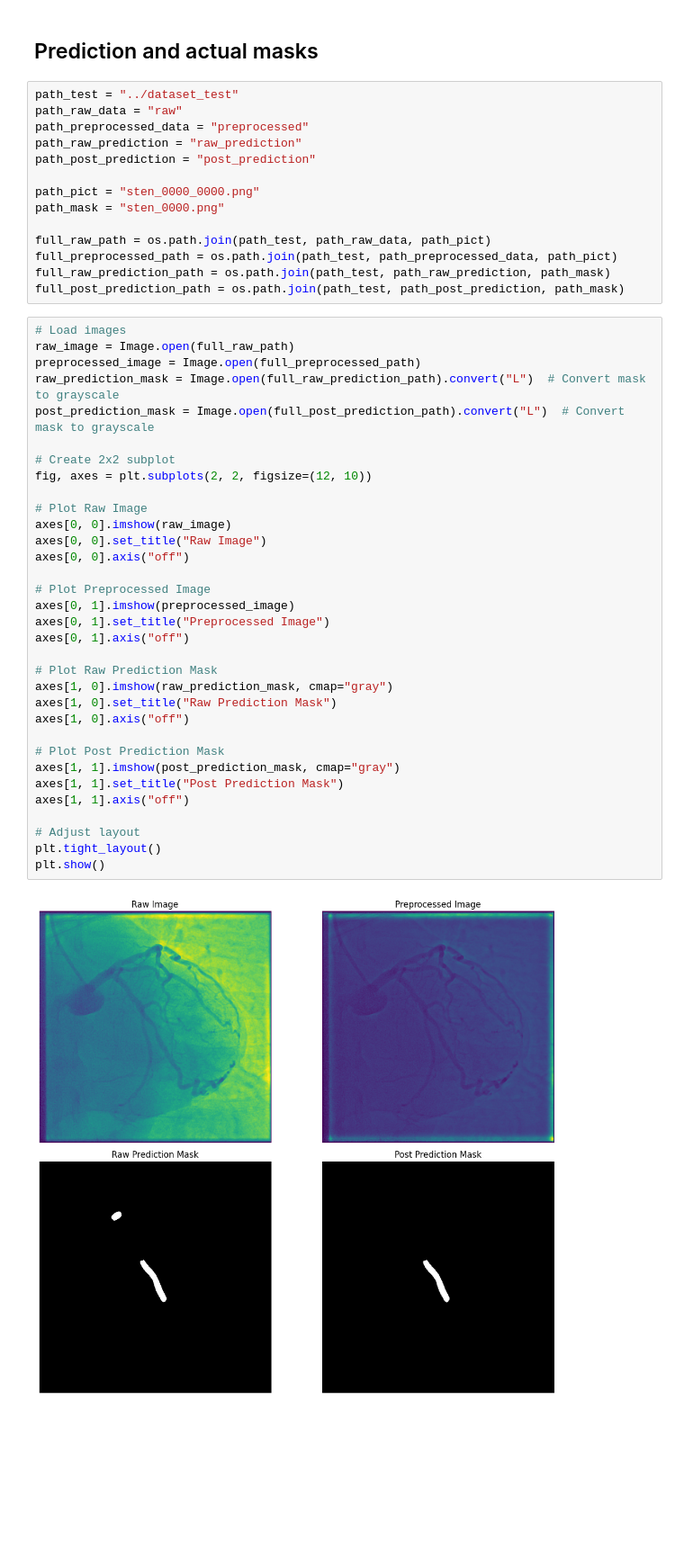
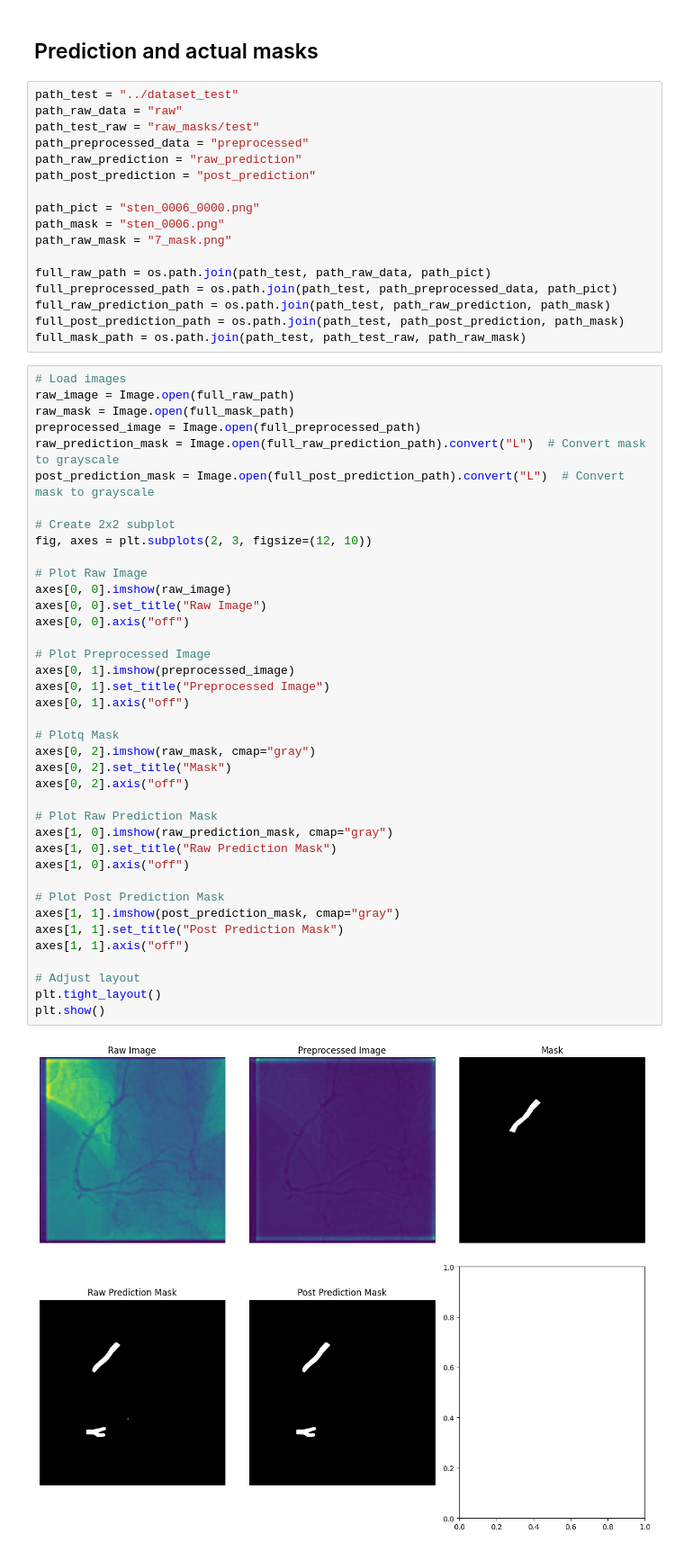
Before and after one commit to jannik1212/StenUNet, a Jupyter notebook: own_notebooks/inspect_masks.ipynb, the cells around one changed output. Shown at 90% size. Saved outputs shown, nothing was run; the diff lists cells and outputs as text; blank space fills up the shorter version.

```diff
--- a/own_notebooks/inspect_masks.ipynb
+++ b/own_notebooks/inspect_masks.ipynb
@@ -101,49 +101,58 @@ plt.show()
 # %%
 path_test = "../dataset_test"
 path_raw_data = "raw"
+path_test_raw = "raw_masks/test"
 path_preprocessed_data = "preprocessed"
 path_raw_prediction = "raw_prediction"
 path_post_prediction = "post_prediction"
 
-path_pict = "sten_0000_0000.png"
-path_mask = "sten_0000.png"
+path_pict = "sten_0006_0000.png"
+path_mask = "sten_0006.png"
+path_raw_mask = "7_mask.png"
 
 full_raw_path = os.path.join(path_test, path_raw_data, path_pict)
 full_preprocessed_path = os.path.join(path_test, path_preprocessed_data, path_pict)
 full_raw_prediction_path = os.path.join(path_test, path_raw_prediction, path_mask)
 full_post_prediction_path = os.path.join(path_test, path_post_prediction, path_mask)
+full_mask_path = os.path.join(path_test, path_test_raw, path_raw_mask)
 # %%
 # Load images
 raw_image = Image.open(full_raw_path)
+raw_mask = Image.open(full_mask_path)
 preprocessed_image = Image.open(full_preprocessed_path)
 raw_prediction_mask = Image.open(full_raw_prediction_path).convert("L")  # Convert mask to grayscale
 post_prediction_mask = Image.open(full_post_prediction_path).convert("L")  # Convert mask to grayscale
 
 # Create 2x2 subplot
-fig, axes = plt.subplots(2, 2, figsize=(12, 10))
+fig, axes = plt.subplots(2, 3, figsize=(12, 10))
 
 # Plot Raw Image
 axes[0, 0].imshow(raw_image)
 axes[0, 0].set_title("Raw Image")
 axes[0, 0].axis("off")
 
 # Plot Preprocessed Image
 axes[0, 1].imshow(preprocessed_image)
 axes[0, 1].set_title("Preprocessed Image")
 axes[0, 1].axis("off")
+
+# Plotq Mask
+axes[0, 2].imshow(raw_mask, cmap="gray")
+axes[0, 2].set_title("Mask")
+axes[0, 2].axis("off")
 
 # Plot Raw Prediction Mask
 axes[1, 0].imshow(raw_prediction_mask, cmap="gray")
 axes[1, 0].set_title("Raw Prediction Mask")
 axes[1, 0].axis("off")
 
 # Plot Post Prediction Mask
 axes[1, 1].imshow(post_prediction_mask, cmap="gray")
 axes[1, 1].set_title("Post Prediction Mask")
 axes[1, 1].axis("off")
 
 # Adjust layout
 plt.tight_layout()
 plt.show()
 # %% [output]
-[figure, old version]
+[figure, new version]
```
Also changed, not shown: parts of 5 cells of this notebook, 11 other files.
